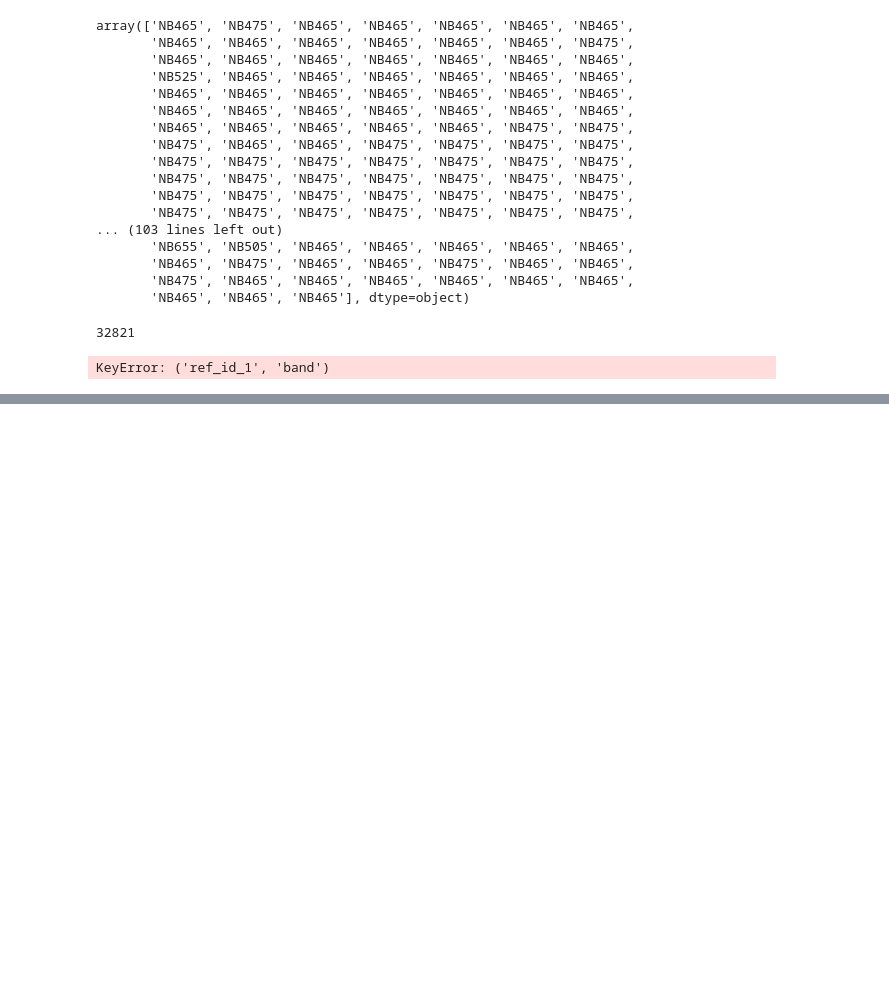
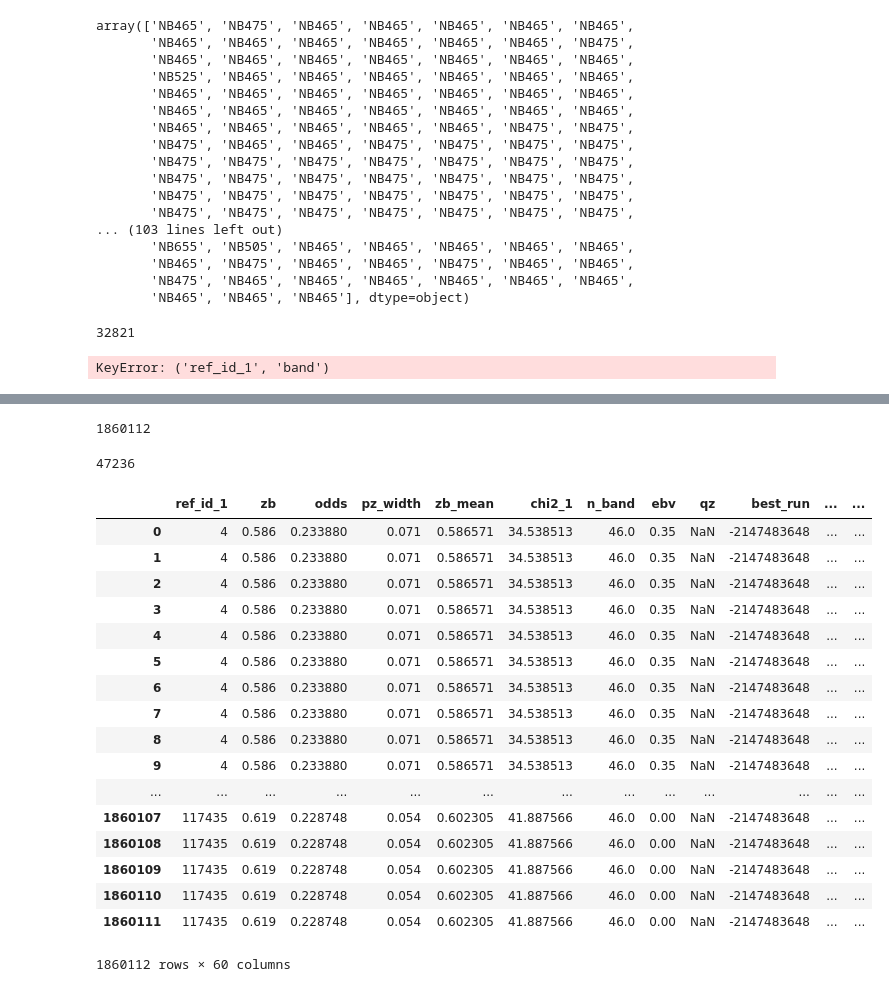
Before and after one commit to GiorgioManzoni/PAUS_code, a Jupyter notebook: 021_level4.ipynb, the cells around one changed output, grey strips where cells are left out. Drawn from its saved outputs; the diff is of its cells as text; code cells hidden in the pictures; blank space fills up the shorter version.

```diff
--- a/021_level4.ipynb
+++ b/021_level4.ipynb
@@ -137,0 +142,8 @@ KeyError: ('ref_id_1', 'band')
+# %%
+len(data_good)
+# %% [output]
+1860112
+# %%
+len(np.unique(data_good['ref_id_1']))
+# %% [output]
+47236
@@ -137,0 +154,21 @@ KeyError: ('ref_id_1', 'band')
+# %%
+data_good
+# %% [output]
+|  | ref_id_1 | zb | odds | pz_width | zb_mean | chi2_1 | n_band | ebv | qz | best_run | ... | ... |
+| 0 | 4 | 0.586 | 0.233880 | 0.071 | 0.586571 | 34.538513 | 46.0 | 0.35 | NaN | -2147483648 | ... | ... |
+| 1 | 4 | 0.586 | 0.233880 | 0.071 | 0.586571 | 34.538513 | 46.0 | 0.35 | NaN | -2147483648 | ... | ... |
+| 2 | 4 | 0.586 | 0.233880 | 0.071 | 0.586571 | 34.538513 | 46.0 | 0.35 | NaN | -2147483648 | ... | ... |
+| 3 | 4 | 0.586 | 0.233880 | 0.071 | 0.586571 | 34.538513 | 46.0 | 0.35 | NaN | -2147483648 | ... | ... |
+| 4 | 4 | 0.586 | 0.233880 | 0.071 | 0.586571 | 34.538513 | 46.0 | 0.35 | NaN | -2147483648 | ... | ... |
+| 5 | 4 | 0.586 | 0.233880 | 0.071 | 0.586571 | 34.538513 | 46.0 | 0.35 | NaN | -2147483648 | ... | ... |
+| 6 | 4 | 0.586 | 0.233880 | 0.071 | 0.586571 | 34.538513 | 46.0 | 0.35 | NaN | -2147483648 | ... | ... |
+| 7 | 4 | 0.586 | 0.233880 | 0.071 | 0.586571 | 34.538513 | 46.0 | 0.35 | NaN | -2147483648 | ... | ... |
+| 8 | 4 | 0.586 | 0.233880 | 0.071 | 0.586571 | 34.538513 | 46.0 | 0.35 | NaN | -2147483648 | ... | ... |
+| 9 | 4 | 0.586 | 0.233880 | 0.071 | 0.586571 | 34.538513 | 46.0 | 0.35 | NaN | -2147483648 | ... | ... |
+| ... | ... | ... | ... | ... | ... | ... | ... | ... | ... | ... | ... | ... |
+| 1860107 | 117435 | 0.619 | 0.228748 | 0.054 | 0.602305 | 41.887566 | 46.0 | 0.00 | NaN | -2147483648 | ... | ... |
+| 1860108 | 117435 | 0.619 | 0.228748 | 0.054 | 0.602305 | 41.887566 | 46.0 | 0.00 | NaN | -2147483648 | ... | ... |
+| 1860109 | 117435 | 0.619 | 0.228748 | 0.054 | 0.602305 | 41.887566 | 46.0 | 0.00 | NaN | -2147483648 | ... | ... |
+| 1860110 | 117435 | 0.619 | 0.228748 | 0.054 | 0.602305 | 41.887566 | 46.0 | 0.00 | NaN | -2147483648 | ... | ... |
+| 1860111 | 117435 | 0.619 | 0.228748 | 0.054 | 0.602305 | 41.887566 | 46.0 | 0.00 | NaN | -2147483648 | ... | ... |
+1860112 rows × 60 columns
```
Also changed, not shown: parts of 9 cells of this notebook.
